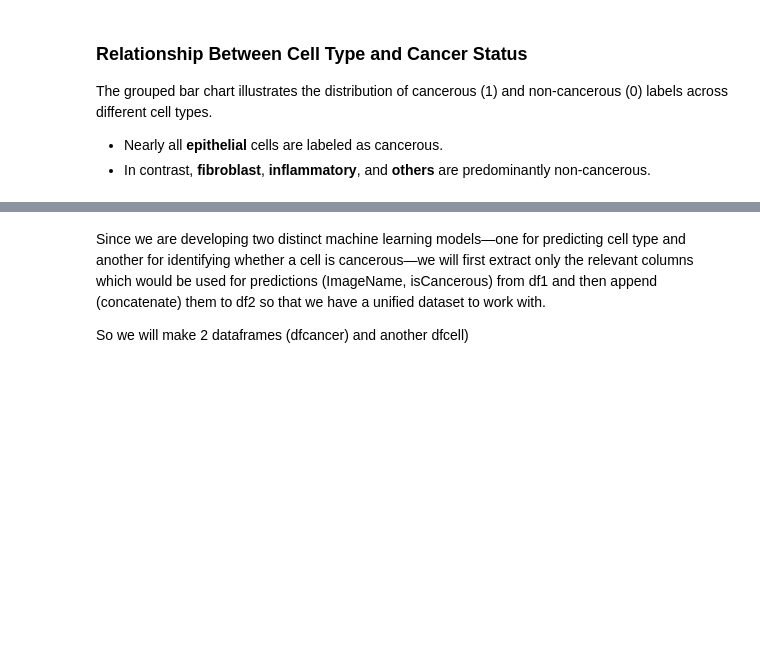
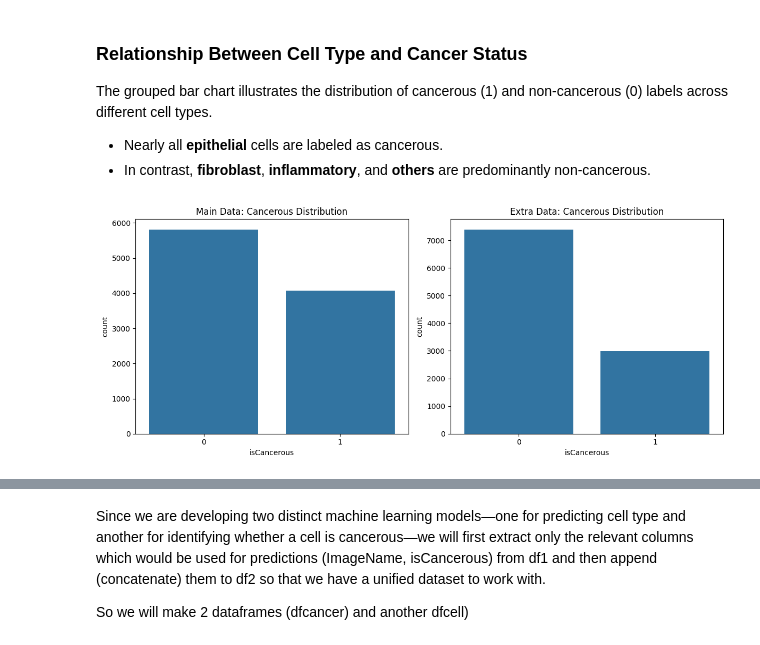
Before and after one commit to TAZWARAZMAEEN/Machine-Learning, a Jupyter notebook: cross-check.ipynb, the cells around one changed output, grey strips where cells are left out. Saved outputs shown, nothing was run; the diff lists cells and outputs as text; code cells hidden in the pictures; blank space fills up the shorter version.

```diff
--- a/cross-check.ipynb
+++ b/cross-check.ipynb
@@ -104,3 +99,17 @@ The grouped bar chart illustrates the distribution of cancerous (1) and non-canc
 
 - Nearly all **epithelial** cells are labeled as cancerous.
 - In contrast, **fibroblast**, **inflammatory**, and **others** are predominantly non-cancerous.
+# %%
+# Check cancerous label distribution in main and extra data
+fig, axs = plt.subplots(1, 2, figsize=(12, 5))
+
+sns.countplot(x='isCancerous', data=df2, ax=axs[0])
+axs[0].set_title('Main Data: Cancerous Distribution')
+
+sns.countplot(x='isCancerous', data=df1, ax=axs[1])
+axs[1].set_title('Extra Data: Cancerous Distribution')
+
+plt.tight_layout()
+plt.show()
+# %% [output]
+[figure, added]
```
Also changed, not shown: parts of 19 cells of this notebook.
